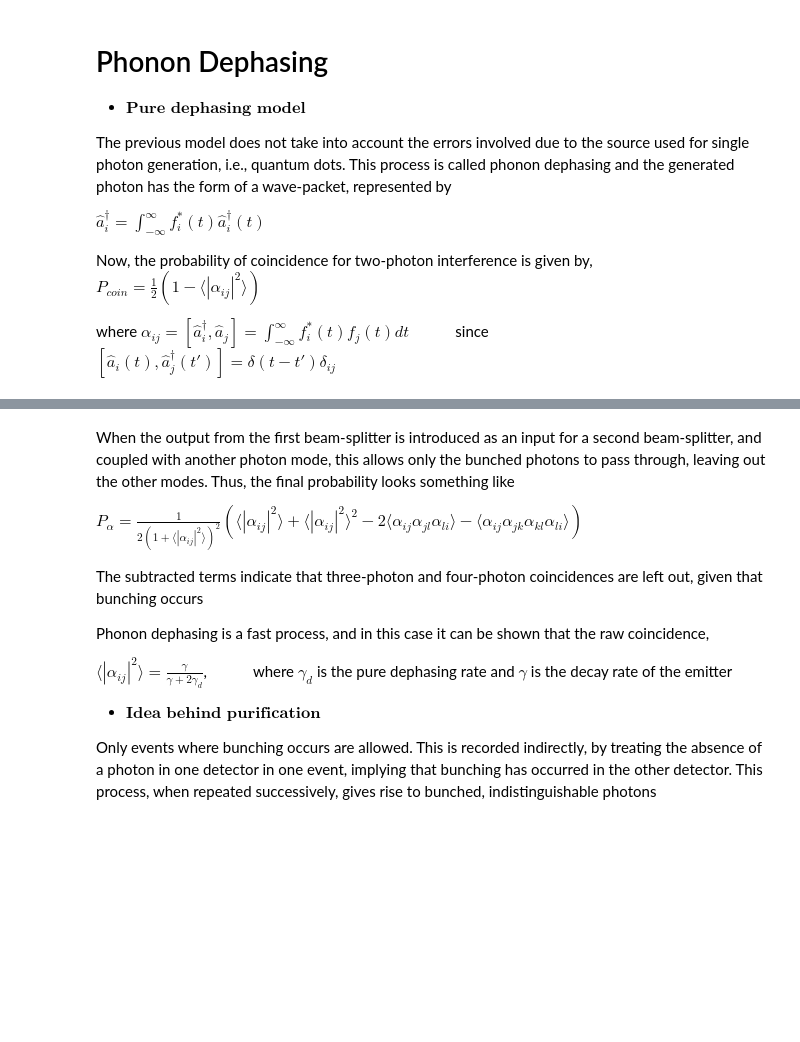
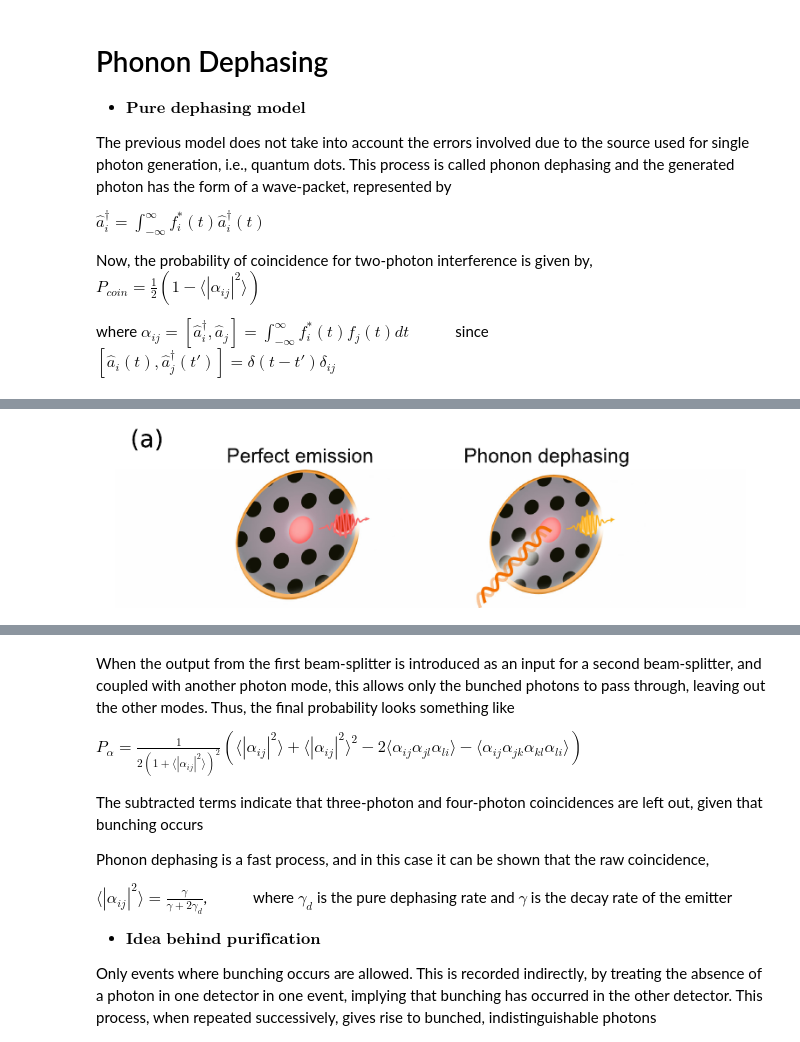
Before and after one commit to loqm/PH_530_2025, a Jupyter notebook: Project_12.ipynb, the cells around one changed output, grey strips where cells are left out. Drawn from its saved outputs; the diff is of its cells as text; code cells hidden in the pictures; blank space fills up the shorter version.

```diff
--- a/Project_12.ipynb
+++ b/Project_12.ipynb
@@ -194,3 +196,7 @@ $P_{coin} = \frac{1}{2}(1-\langle|\alpha_{ij}|^2\rangle)$
+# %%
+display(Image(filename="lmimage1.png"))
+# %% [output]
+[figure, added]
 # %% [markdown]
 - $\textbf{Dephasing in a quantum dot}$
 
```
Also changed, not shown: parts of 15 cells of this notebook.
